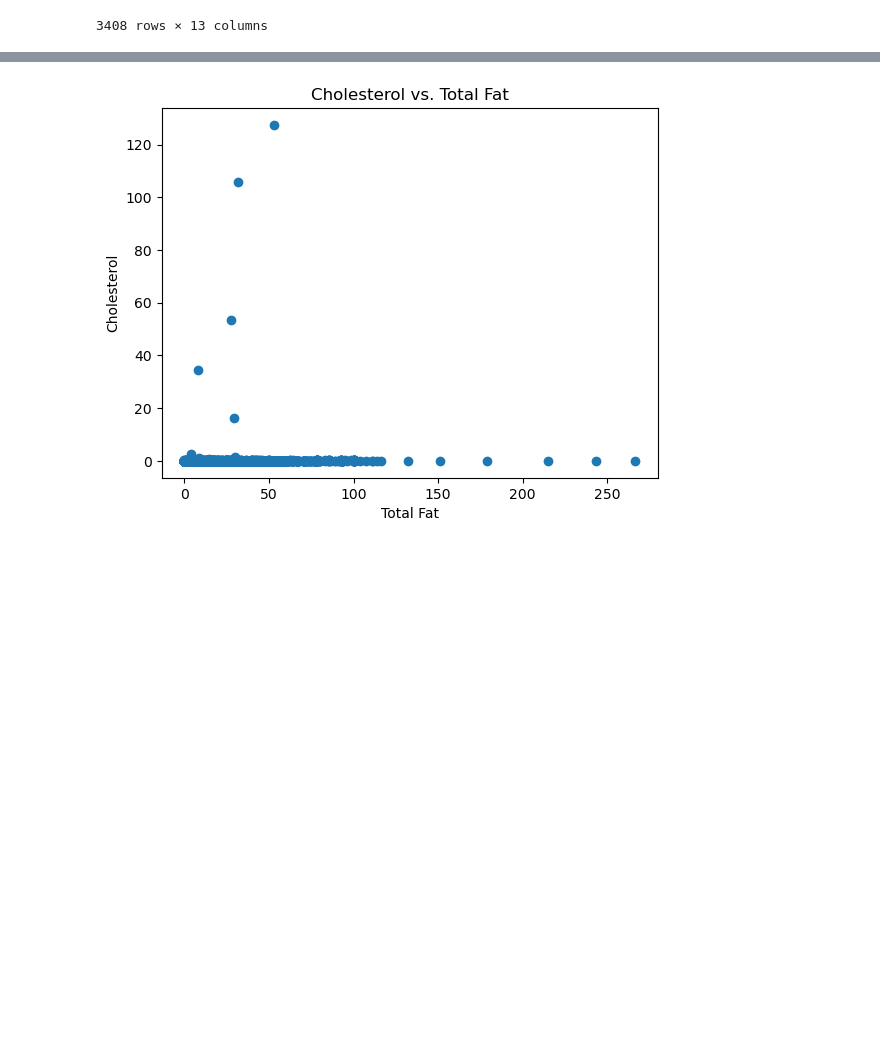
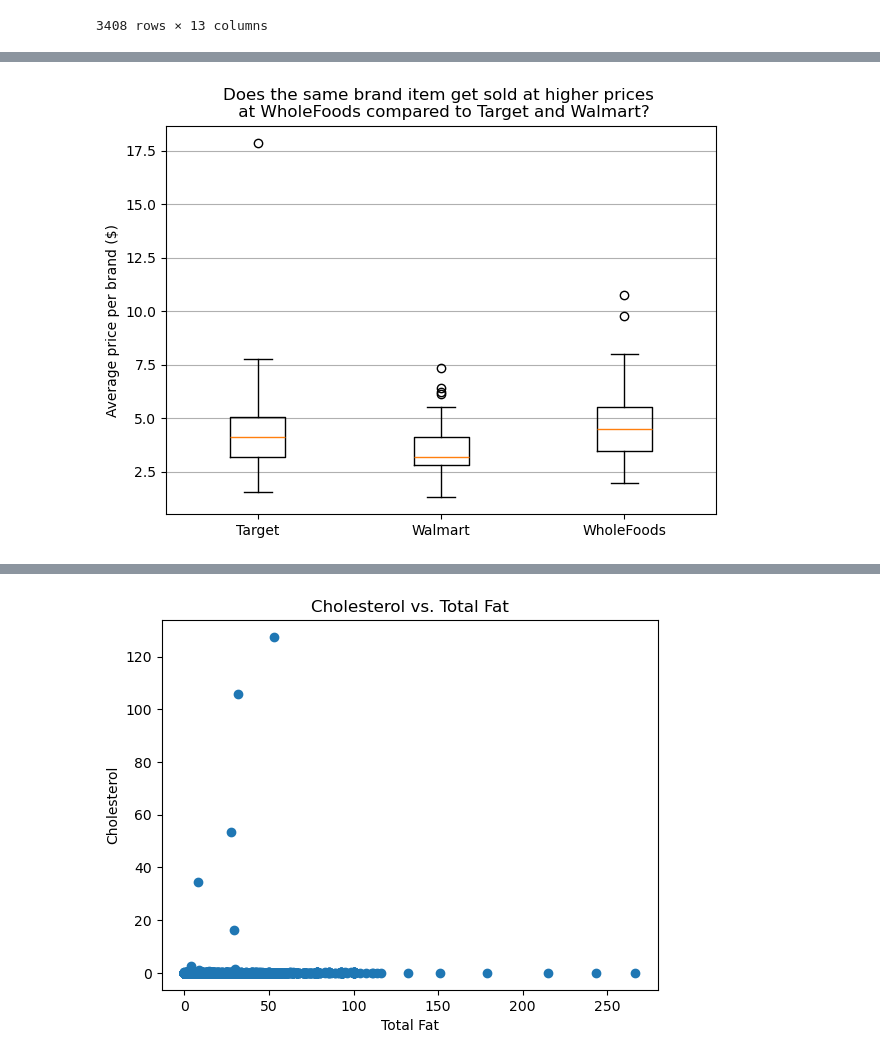
Before and after one commit to gkao25/grocerydb-viz, a Jupyter notebook: notebook.ipynb, the cells around one changed output, grey strips where cells are left out. Cells and saved outputs as stored; diff of their text form; code cells hidden in the pictures; blank space fills up the shorter version.

```diff
--- a/notebook.ipynb
+++ b/notebook.ipynb
@@ -376,0 +354,12 @@ d.groupby(['brand', 'store']).count()
+# %%
+plt.boxplot([target_brand_mp['price'], walmart_brand_mp['price'], wf_brand_mp['price']])
+plt.xticks(ticks=[1,2,3], labels=['Target', 'Walmart', 'WholeFoods'])
+# plt.xlabel('Brand')
+plt.ylabel('Average price per brand ($)')
+plt.grid(axis='y')
+plt.title('Does the same brand item get sold at higher prices \n at WholeFoods compared to Target and Walmart?')
+# plt.subtitle('Average price per brand at different grocery stores')
+plt.tight_layout()
+plt.show()
+# %% [output]
+[figure, added]
```
Also changed, not shown: parts of 27 cells of this notebook, 2 other files.
